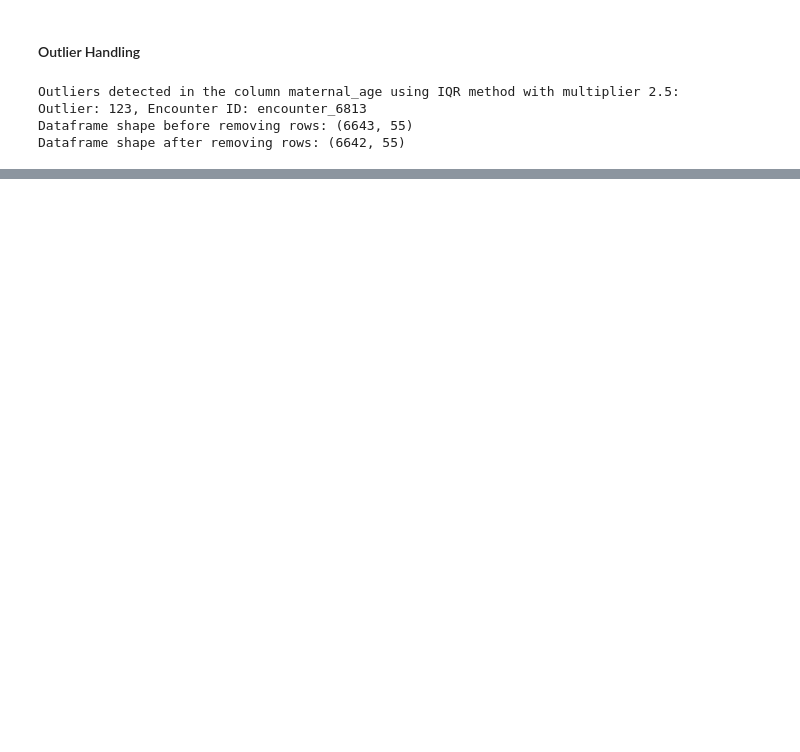
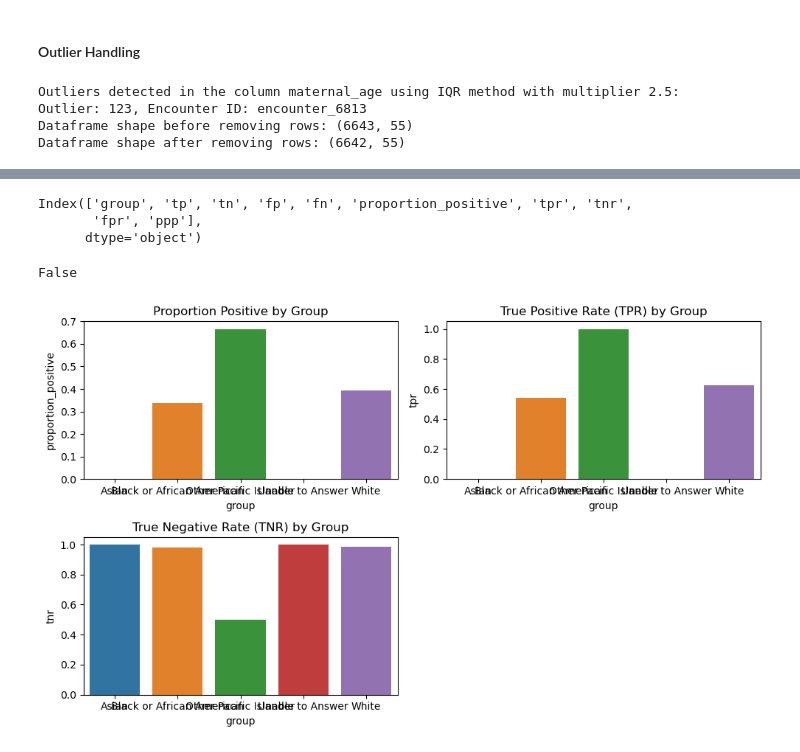
Before and after one commit to healthineerRuchi/adlm-fairlabs-competition, a Jupyter notebook: notebooks/preprocess.ipynb, the cells around one changed output, grey strips where cells are left out. Cells and saved outputs as stored; diff of their text form; code cells hidden in the pictures; blank space fills up the shorter version.

```diff
--- a/notebooks/preprocess.ipynb
+++ b/notebooks/preprocess.ipynb
@@ -78,0 +161,5 @@ Dataframe shape after removing rows: (6642, 55)
+# %%
+def split_data_by_date(data, split_date='2028-03-01'):
+    before_df = data[data['uds_collection_date'] < split_date]
+    after_df = data[data['uds_collection_date'] >= split_date]
+    return before_df, after_df
@@ -78,0 +224,2 @@ Dataframe shape after removing rows: (6642, 55)
+# %%
+tn, fp, fn, tp = confusion_matrix(df["uds_positive"], df["cps_reported"]).ravel()
@@ -78,0 +286,36 @@ Dataframe shape after removing rows: (6642, 55)
+# %%
+result_df_before.columns
+# %% [output]
+Index(['group', 'tp', 'tn', 'fp', 'fn', 'proportion_positive', 'tpr', 'tnr',
+       'fpr', 'ppp'],
+      dtype='object')
+# %%
+# similar_proportion_positive =
+result_df_before['proportion_positive'].std() < 0.05
+# %% [output]
+False
+# %%
+def visualize_fairness(df):
+    plt.figure(figsize=(10, 6))
+
+    # Bar plot for proportion positive
+    plt.subplot(2, 2, 1)
+    sns.barplot(x='group', y='proportion_positive', data=df)
+    plt.title('Proportion Positive by Group')
+
+    # Bar plot for true positive rate
+    plt.subplot(2, 2, 2)
+    sns.barplot(x='group', y='tpr', data=df)
+    plt.title('True Positive Rate (TPR) by Group')
+
+    # Bar plot for true negative rate
+    plt.subplot(2, 2, 3)
+    sns.barplot(x='group', y='tnr', data=df)
+    plt.title('True Negative Rate (TNR) by Group')
+
+    plt.tight_layout()
+    plt.show()
+# %%
+visualize_fairness(df=result_df_before)
+# %% [output]
+[figure, added]
```
Also changed, not shown: parts of 19 cells of this notebook.
